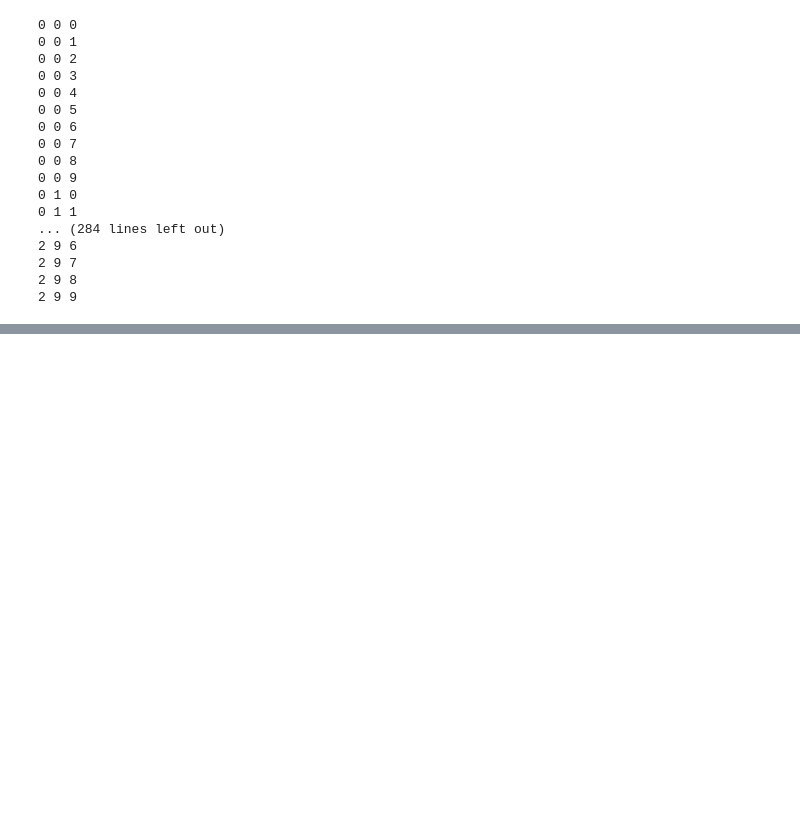
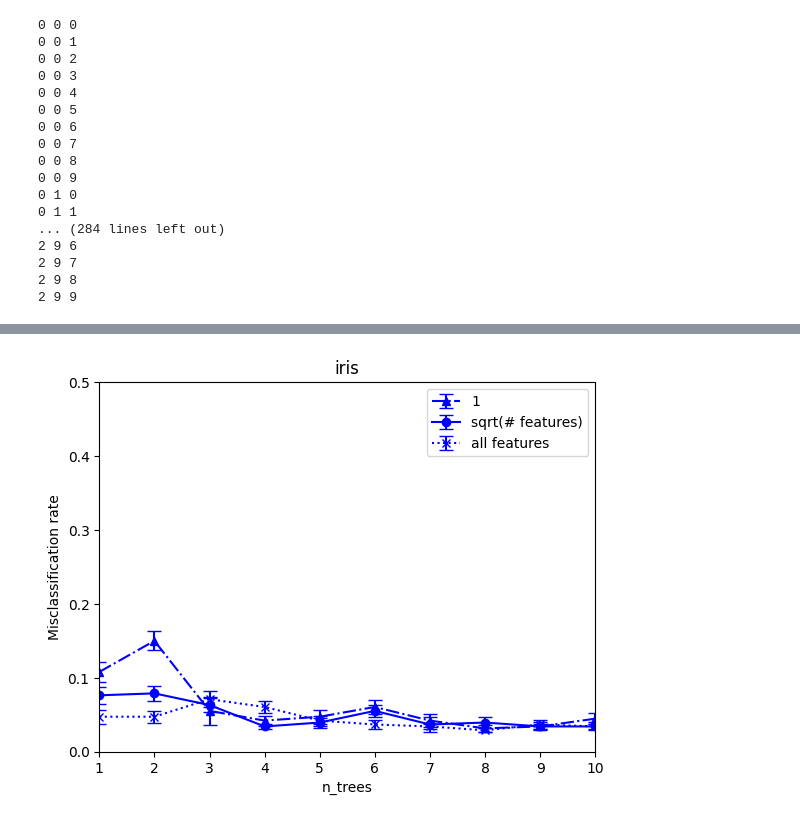
Before and after one commit to liyiyan128/M2R-random-forests, a Jupyter notebook: simulations/vary_m_features.ipynb, the cells around one changed output, grey strips where cells are left out. Saved outputs shown, nothing was run; the diff lists cells and outputs as text; code cells hidden in the pictures; blank space fills up the shorter version.

```diff
--- a/simulations/vary_m_features.ipynb
+++ b/simulations/vary_m_features.ipynb
@@ -240,0 +228,4 @@ po.close()
+# %%
+plot("iris")
+# %% [output]
+[figure, added]
```
Also changed, not shown: parts of 14 cells of this notebook, 2 other files.
